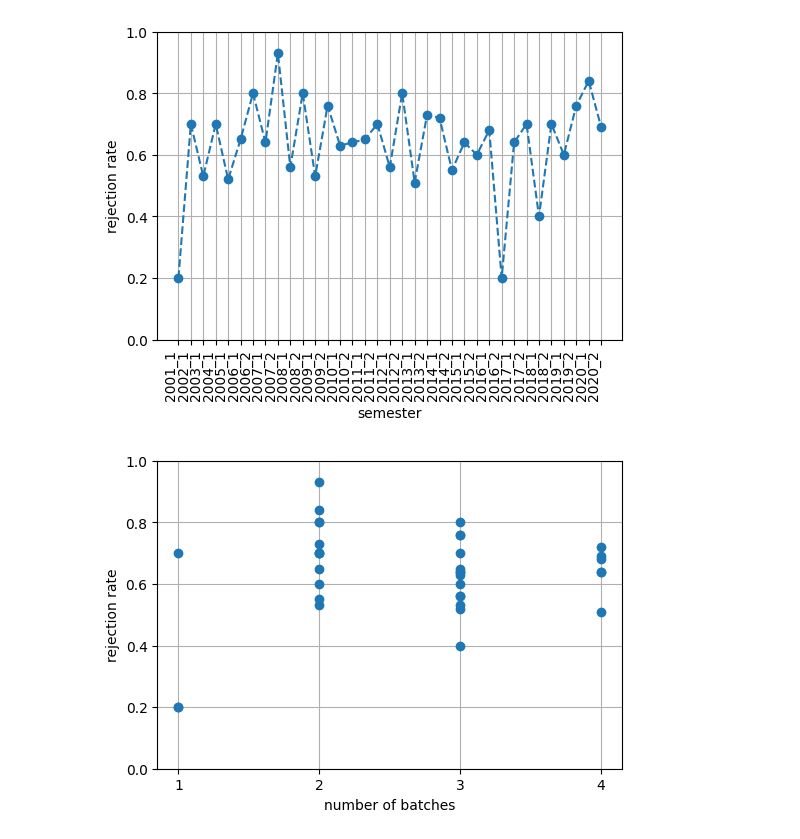
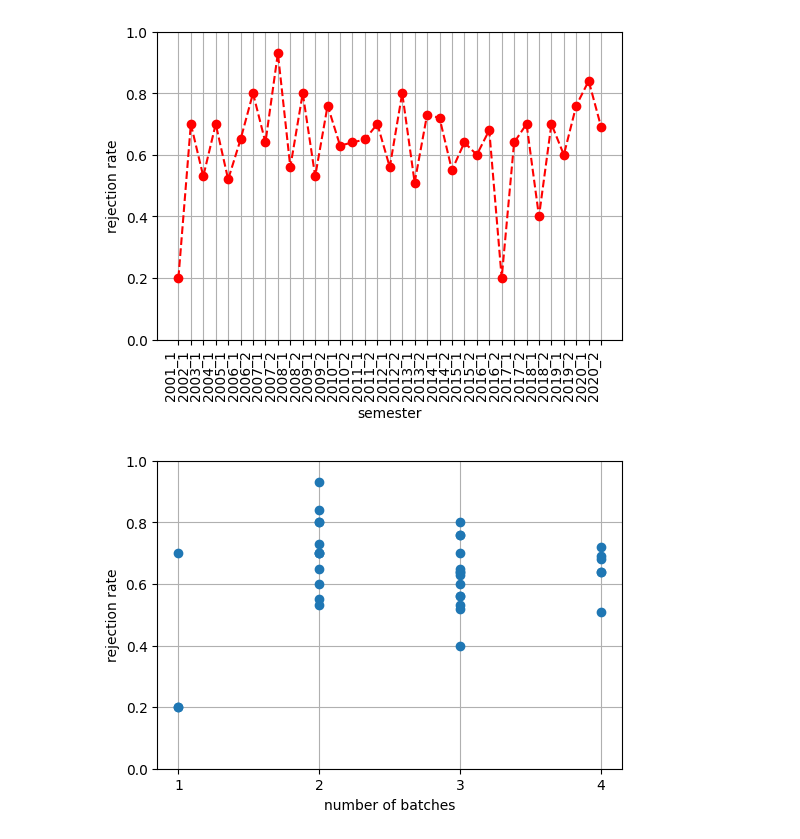
Before and after one commit to dudung/edu-flow-lake, a Jupyter notebook: src/exercise_1/create_some_stats_figure.ipynb, the cells around one changed output. Cells and saved outputs as stored; diff of their text form; code cells hidden in the pictures.

```diff
--- a/src/exercise_1/create_some_stats_figure.ipynb
+++ b/src/exercise_1/create_some_stats_figure.ipynb
@@ -17,15 +17,15 @@ x4 = list(df['accepted'])
 x5 = list(df['rejection'])
 # %%
 plt.figure(figsize=(6,4))
-plt.plot(x1, x5, 'o--')
+plt.plot(x1, x5, 'ro--')
 plt.xticks(rotation=90, ha='right')
 plt.grid()
 plt.ylabel('rejection rate')
 plt.xlabel('semester')
 plt.ylim([0,1])
 plt.savefig(rr_path + '/rejection_rate_semester.png')
 # %% [output]
-[figure, old version]
+[figure, new version]
 # %%
 plt.figure(figsize=(6,4))
 plt.plot(x2, x5, 'o')
```
Also changed, not shown: parts of 1 cell of this notebook, 2 other files.
